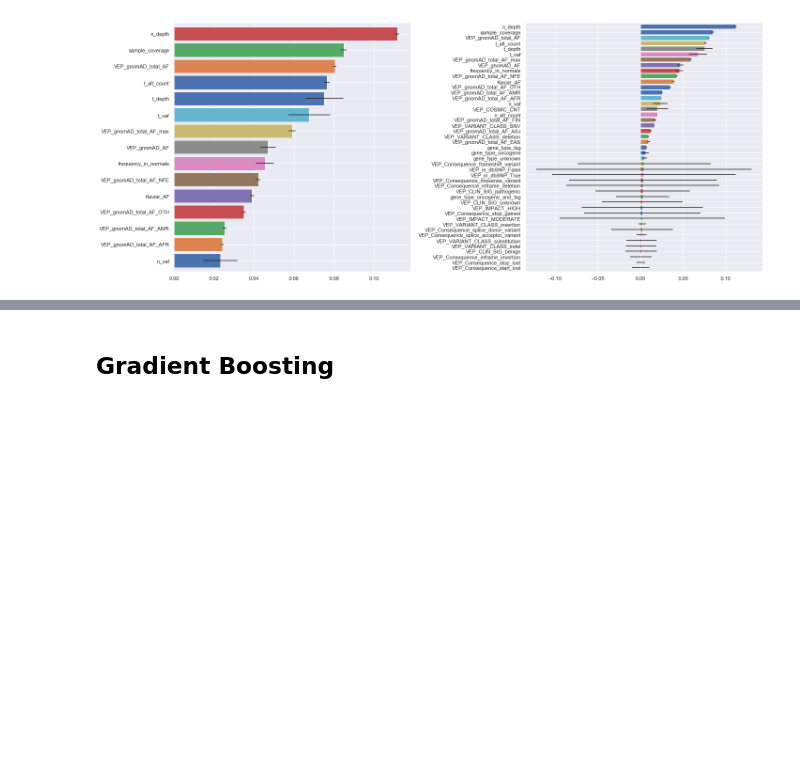
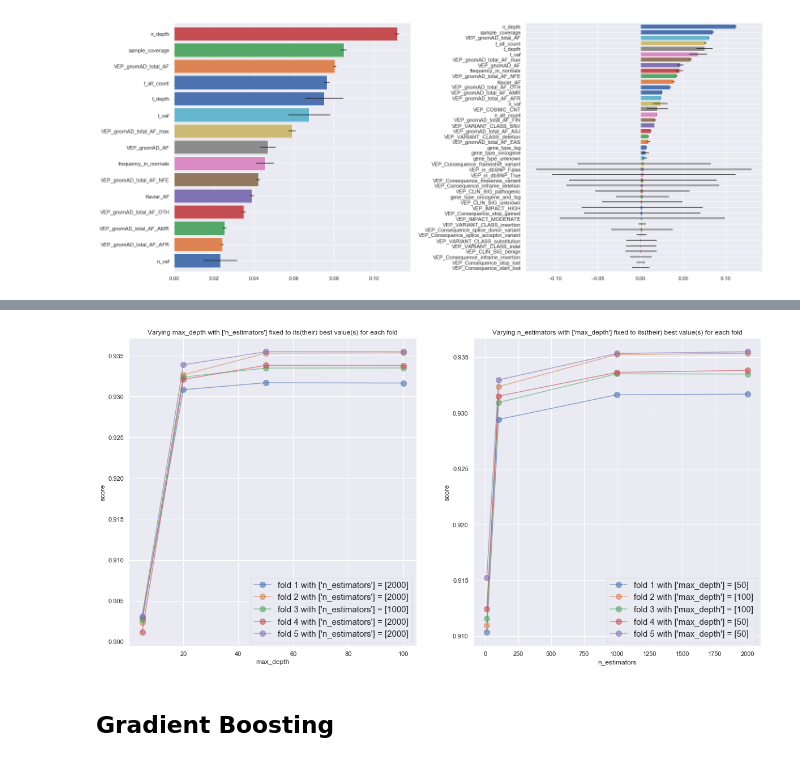
Before and after one commit to ElsaB/impact-annotator, a Jupyter notebook: analysis/prediction/somatic_vs_non_somatic_classification.ipynb, the cells around one changed output, grey strips where cells are left out. Drawn from its saved outputs; the diff is of its cells as text; code cells hidden in the pictures; blank space fills up the shorter version.

```diff
--- a/analysis/prediction/somatic_vs_non_somatic_classification.ipynb
+++ b/analysis/prediction/somatic_vs_non_somatic_classification.ipynb
@@ -496,3 +602,39 @@ plt.tight_layout()
+# %%
+hyper_parameters = list(job.metrics.iloc[0].gs_best_parameters.keys())
+
+plt.figure(figsize = (10 * len(hyper_parameters), 10))
+
+plot_id = 1
+for moving_parameter in hyper_parameters:
+    fix_parameters = [p for p in hyper_parameters if p != moving_parameter]
+
+    plt.subplot(1, len(hyper_parameters), plot_id)
+    plt.title("Varying %s with %s fixed to its(their) best value(s) for each fold" % (moving_parameter, fix_parameters))
+    plt.ylabel("score")
+    plt.xlabel(moving_parameter)
+
+    for fold_number in range(job.metrics.shape[0]):
+        fold_metric = pd.DataFrame(job.metrics.iloc[fold_number].gs_cv_results)
+        fix_parameters_best_values = [job.metrics.iloc[fold_number].gs_best_parameters[key] for key in fix_parameters]
+
+        mask = set(fold_metric.index.tolist())
+        for (i, p) in enumerate(fix_parameters):
+            #print(i, p, fix_parameters_best_values[i])
+            new_mask = set(np.unique(np.where(fold_metric['param_%s' % p] == fix_parameters_best_values[i])))
+            mask = set.intersection(mask, new_mask)
+        mask = sorted(list(mask))
+
+        x = fold_metric['param_%s' % moving_parameter].iloc[mask]
+        y = fold_metric['mean_test_score'].iloc[mask]
+        yerr = fold_metric['std_test_score'].iloc[mask]
+
+        plt.plot(x, y, '-o', markersize=10, alpha = 0.6, label='fold %d with %s = %s' % (fold_number + 1, fix_parameters, fix_parameters_best_values)) #label = "fold %d: %s = %d" % (fold_number, fix_parameter, fix_parameter_best_value))
+        #plt.errorbar(x, y, yerr=yerr, capsize=5, label=None)
+        plt.legend(loc='lower right', prop={'size': 15})
+
+    plot_id += 1
+# %% [output]
+[figure, added]
 # %% [markdown]
 ## Gradient Boosting
 # %%
```
Also changed, not shown: parts of 17 cells of this notebook.
